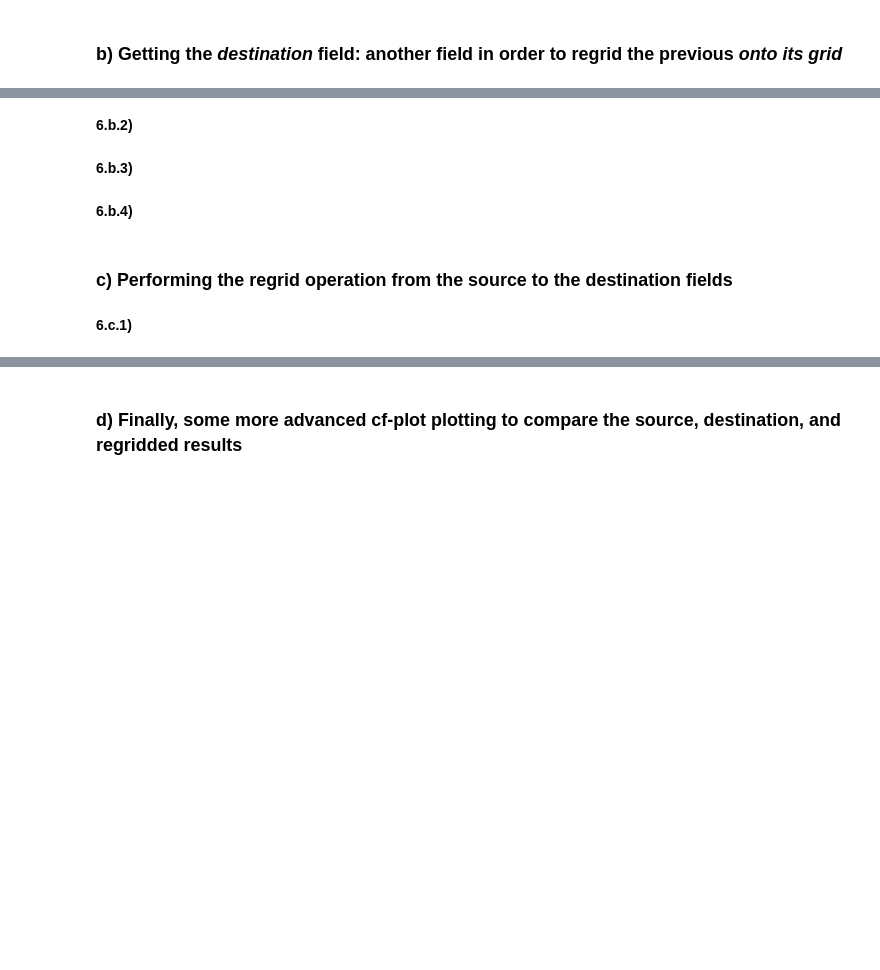
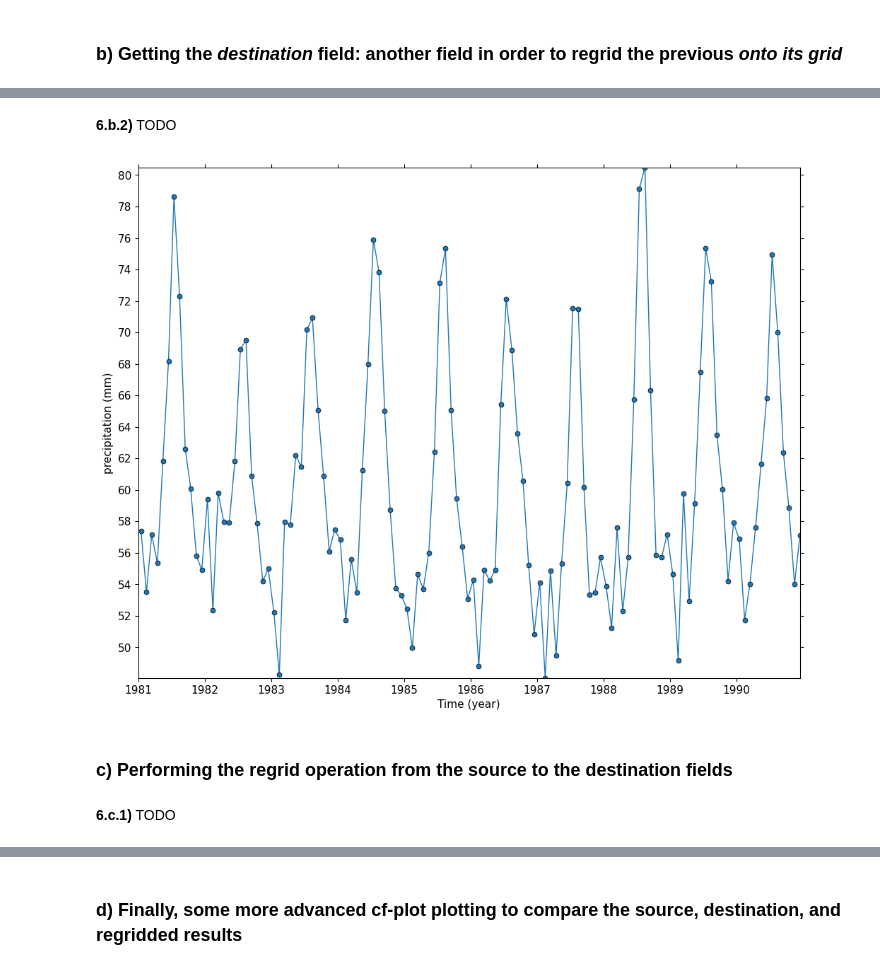
Before and after one commit to NCAS-CMS/cf-tools-training, a Jupyter notebook: new_course/practical_for_intro_to_ncas_cf_data_tools.ipynb, the cells around one changed output, grey strips where cells are left out. Drawn from its saved outputs; the diff is of its cells as text; code cells hidden in the pictures; blank space fills up the shorter version.

```diff
--- a/new_course/practical_for_intro_to_ncas_cf_data_tools.ipynb
+++ b/new_course/practical_for_intro_to_ncas_cf_data_tools.ipynb
@@ -865,0 +879,4 @@ cfp.gclose()
+# %%
+# Read in another precipitation field, with more time axis points, and inspect it
+dest_field = cf.read("../ncas_data/precip_1D_monthly.nc")[0]
+print(dest_field)
@@ -866,10 +891,10 @@ cfp.gclose()
 # %% [markdown]
-**6.b.2)**
+**6.b.2)** TODO
-# %% [markdown]
-**6.b.3)**
-# %% [markdown]
-**6.b.4)**
+# %%
+cfp.lineplot(dest_field, marker="o")
+# %% [output]
+[figure, added]
 # %% [markdown]
 ### c) Performing the regrid operation from the source to the destination fields
 # %% [markdown]
-**6.c.1)**
+**6.c.1)** TODO
```
Also changed, not shown: parts of 22 cells of this notebook.
